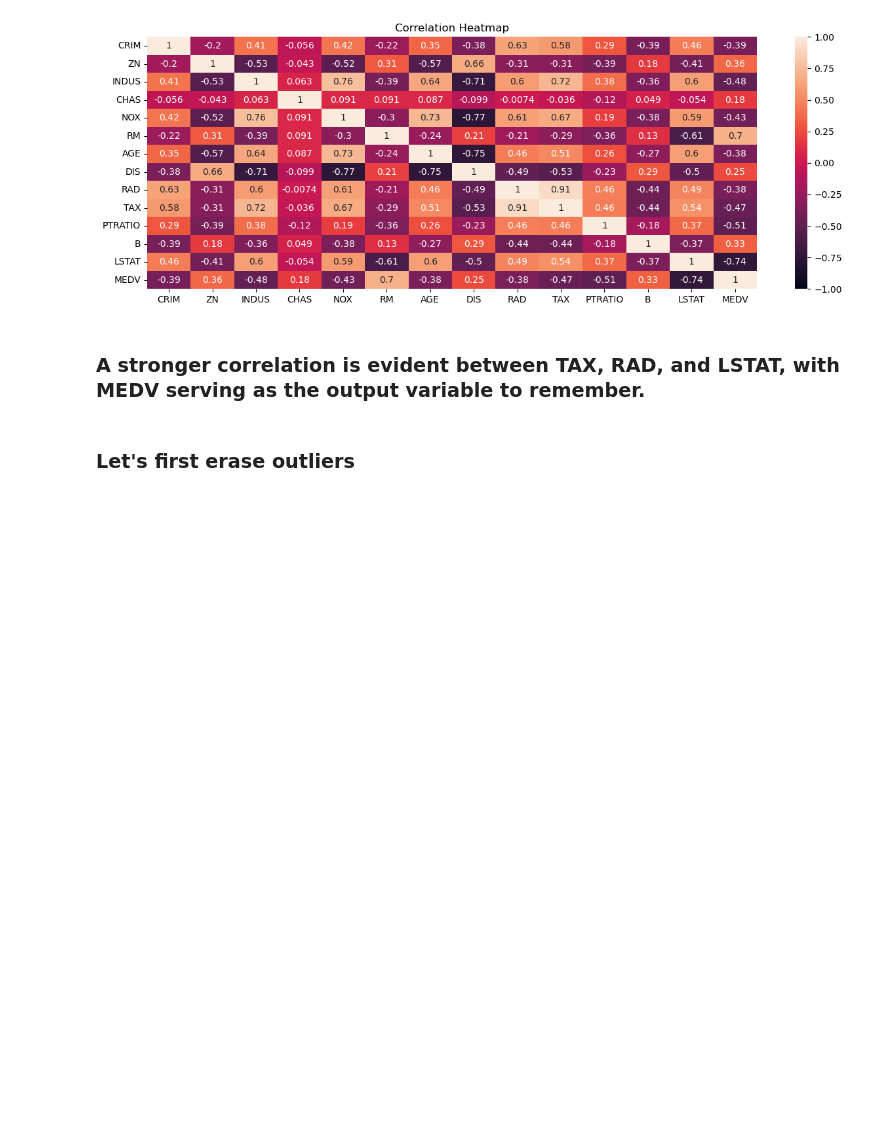
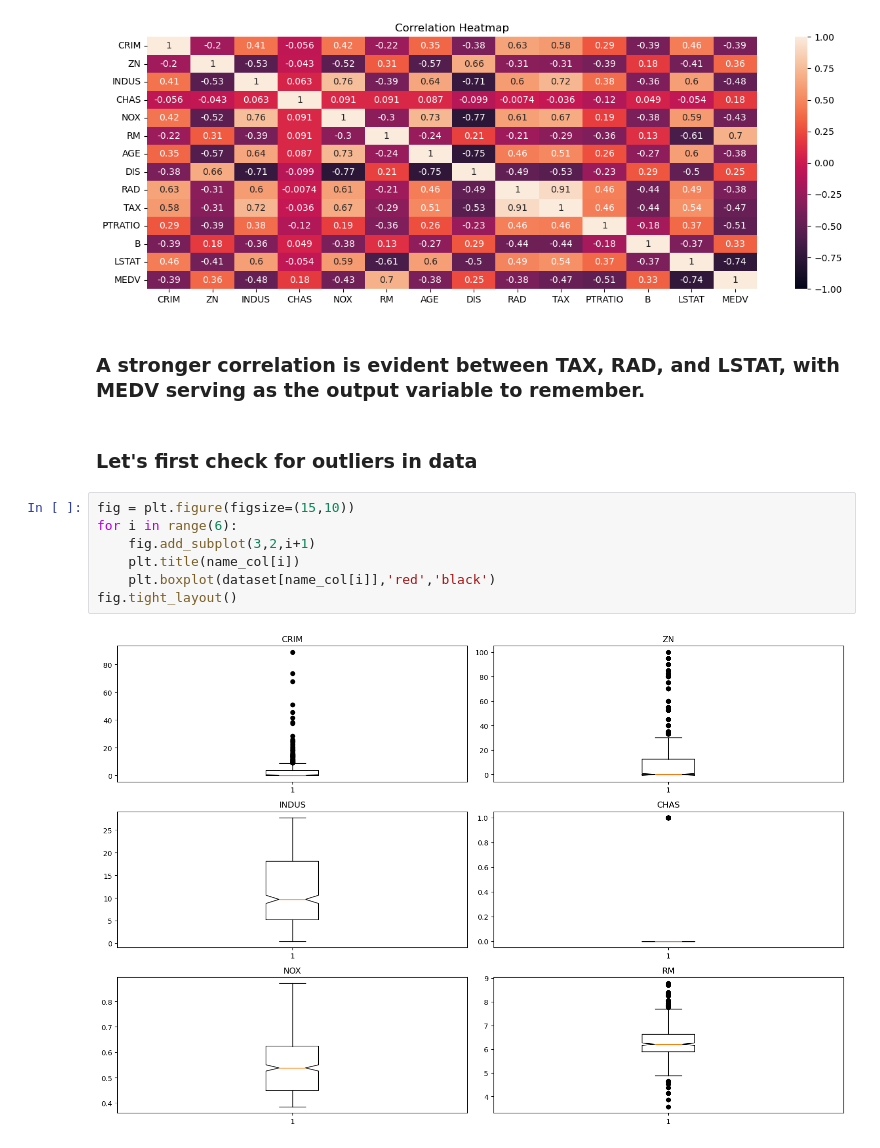
Before and after one commit to fhprime/Boston-House-Prices, a Jupyter notebook: Boston House Prices Notebook.ipynb, the cells around one changed output. Drawn from its saved outputs; the diff is of its cells as text; blank space fills up the shorter version.

Commit message:
Boxplot and outliers analysis

```diff
--- a/Boston House Prices Notebook.ipynb
+++ b/Boston House Prices Notebook.ipynb
@@ -146,4 +146,13 @@ Text(0.5, 1.0, 'Correlation Heatmap')
 # %% [markdown]
 ### A stronger correlation is evident between TAX, RAD, and LSTAT, with MEDV serving as the output variable to remember.
 # %% [markdown]
-### Let's first erase outliers
+### Let's first check for outliers in data
+# %%
+fig = plt.figure(figsize=(15,10))
+for i in range(6):
+    fig.add_subplot(3,2,i+1)
+    plt.title(name_col[i])
+    plt.boxplot(dataset[name_col[i]],'red','black')
+fig.tight_layout()
+# %% [output]
+[figure, added]
```
Also changed, not shown: parts of 8 cells of this notebook.
